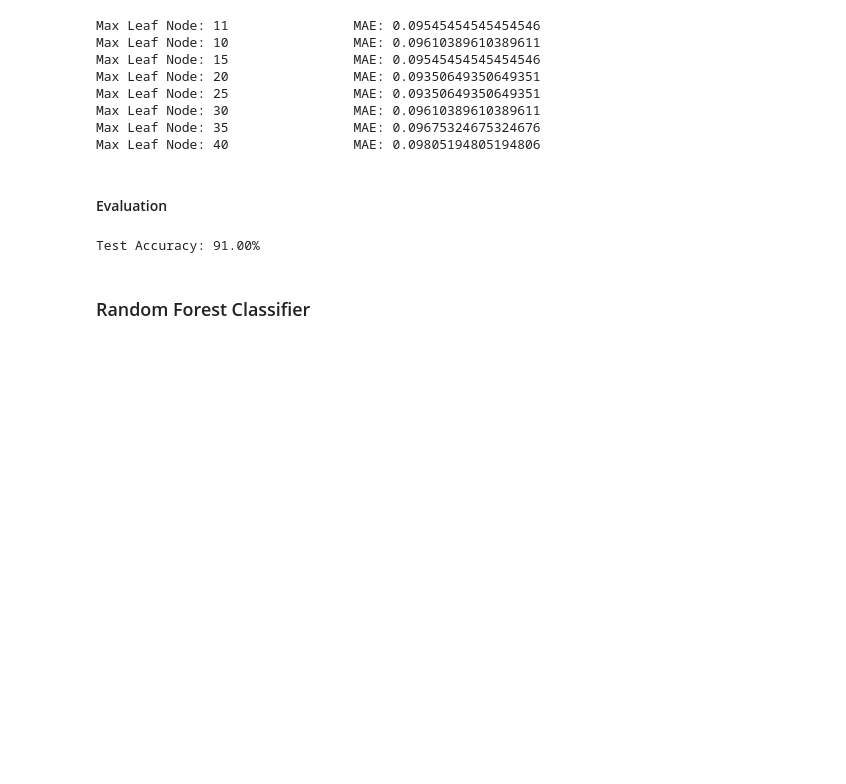
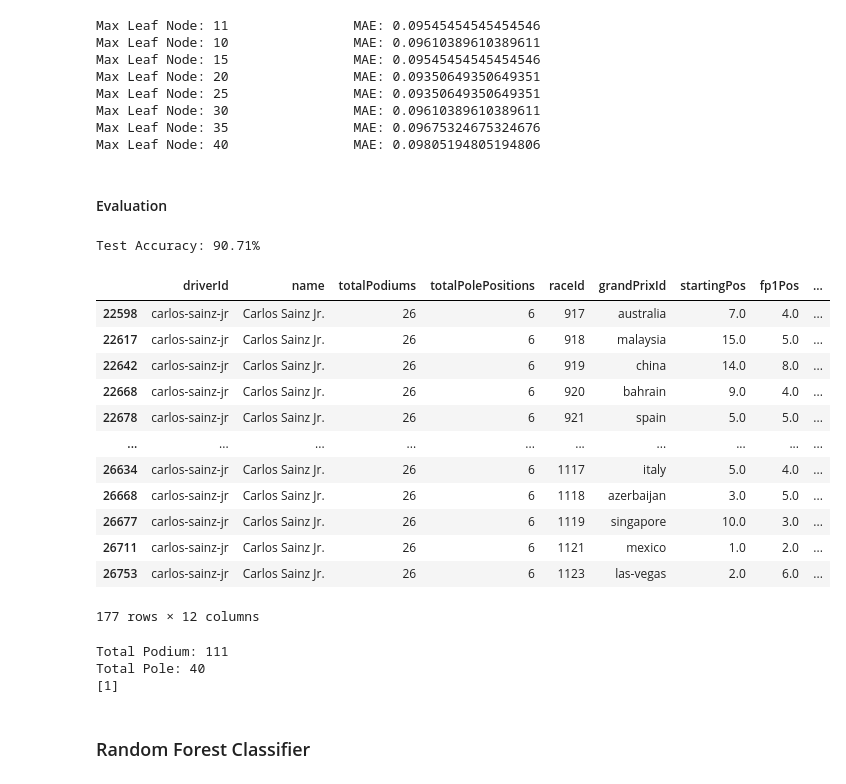
Before and after one commit to BaghettiGH/Predict-F1-Podium, a Jupyter notebook: F1WinnerPrediction.ipynb, the cells around one changed output. Drawn from its saved outputs; the diff is of its cells as text; code cells hidden in the pictures; blank space fills up the shorter version.

```diff
--- a/F1WinnerPrediction.ipynb
+++ b/F1WinnerPrediction.ipynb
@@ -272,11 +272,58 @@ Max Leaf Node: 40                MAE: 0.09805194805194806
 # %%
 decTreeFinal = DecisionTreeClassifier(max_leaf_nodes=22, random_state=1)
 decTreeFinal.fit(X_train,y_train)
-y_pred= decTreeFinal.predict(X_train)
-accuracyDt = accuracy_score(y_pred,y_train)
+y_pred= decTreeFinal.predict(X_test)
+accuracyDt = accuracy_score(y_pred,y_test)
 print(f"Test Accuracy: {accuracyDt * 100:.2f}%")
 # %% [output]
-Test Accuracy: 91.00%
+Test Accuracy: 90.71%
+# %%
+dfDt[dfDt['driverId'] == "carlos-sainz-jr"]
+# %% [output]
+|  | driverId | name | totalPodiums | totalPolePositions | raceId | grandPrixId | startingPos | fp1Pos | ... |
+| 22598 | carlos-sainz-jr | Carlos Sainz Jr. | 26 | 6 | 917 | australia | 7.0 | 4.0 | ... |
+| 22617 | carlos-sainz-jr | Carlos Sainz Jr. | 26 | 6 | 918 | malaysia | 15.0 | 5.0 | ... |
+| 22642 | carlos-sainz-jr | Carlos Sainz Jr. | 26 | 6 | 919 | china | 14.0 | 8.0 | ... |
+| 22668 | carlos-sainz-jr | Carlos Sainz Jr. | 26 | 6 | 920 | bahrain | 9.0 | 4.0 | ... |
+| 22678 | carlos-sainz-jr | Carlos Sainz Jr. | 26 | 6 | 921 | spain | 5.0 | 5.0 | ... |
+| ... | ... | ... | ... | ... | ... | ... | ... | ... | ... |
+| 26634 | carlos-sainz-jr | Carlos Sainz Jr. | 26 | 6 | 1117 | italy | 5.0 | 4.0 | ... |
+| 26668 | carlos-sainz-jr | Carlos Sainz Jr. | 26 | 6 | 1118 | azerbaijan | 3.0 | 5.0 | ... |
+| 26677 | carlos-sainz-jr | Carlos Sainz Jr. | 26 | 6 | 1119 | singapore | 10.0 | 3.0 | ... |
+| 26711 | carlos-sainz-jr | Carlos Sainz Jr. | 26 | 6 | 1121 | mexico | 1.0 | 2.0 | ... |
+| 26753 | carlos-sainz-jr | Carlos Sainz Jr. | 26 | 6 | 1123 | las-vegas | 2.0 | 6.0 | ... |
+177 rows × 12 columns
+# %%
+# features = ['startingPos','fp1Pos','fp2Pos','fp3Pos','totalPodiums','totalPolePositions']
+def predictInstance(fp1Pos,fp2Pos,fp3Pos,startPos,driverFName,driverLName):
+    driverName = driverFName +"-"+ driverLName
+    totalPod = dfDt.loc[dfDt['driverId']== driverName,'totalPodiums'].iloc[0]
+    totalPole = dfDt.loc[dfDt['driverId']==driverName,'totalPolePositions'].iloc[0]
+    print(f"Total Podium: {totalPod}\nTotal Pole: {totalPole}")
+
+    inputData = pd.DataFrame({
+            'startingPos':[startPos],
+            'fp1Pos':[fp1Pos],
+            'fp2Pos':[fp2Pos],
+            'fp3Pos':[fp3Pos],
+            'totalPodiums': [totalPod],
+            'totalPolePositions':[totalPole]
+            })
+    predict = decTreeFinal.predict(inputData)
+    print(predict)
+
+fp1Pos = 2
+fp2Pos = 3
+fp3Pos = 1
+startPos = 2
+driverFName = 'max'
+driverLName = 'verstappen'
+
+predictInstance(fp1Pos,fp2Pos,fp3Pos,startPos,driverFName,driverLName)
+# %% [output]
+Total Podium: 111
+Total Pole: 40
+[1]
 # %% [markdown]
 ### Random Forest Classifier
 # %%
```
Also changed, not shown: 1 other file.
